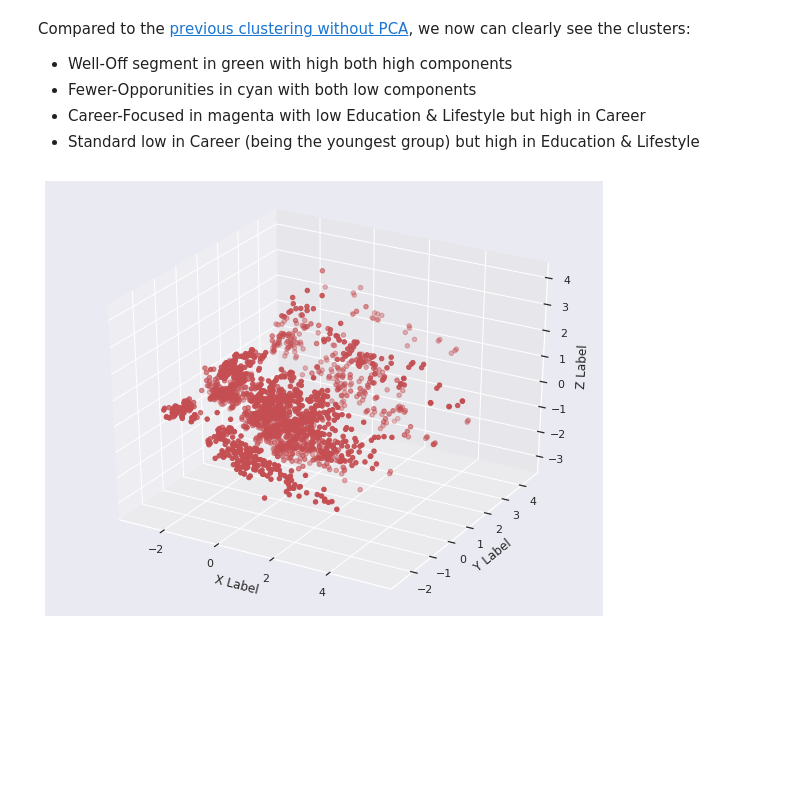
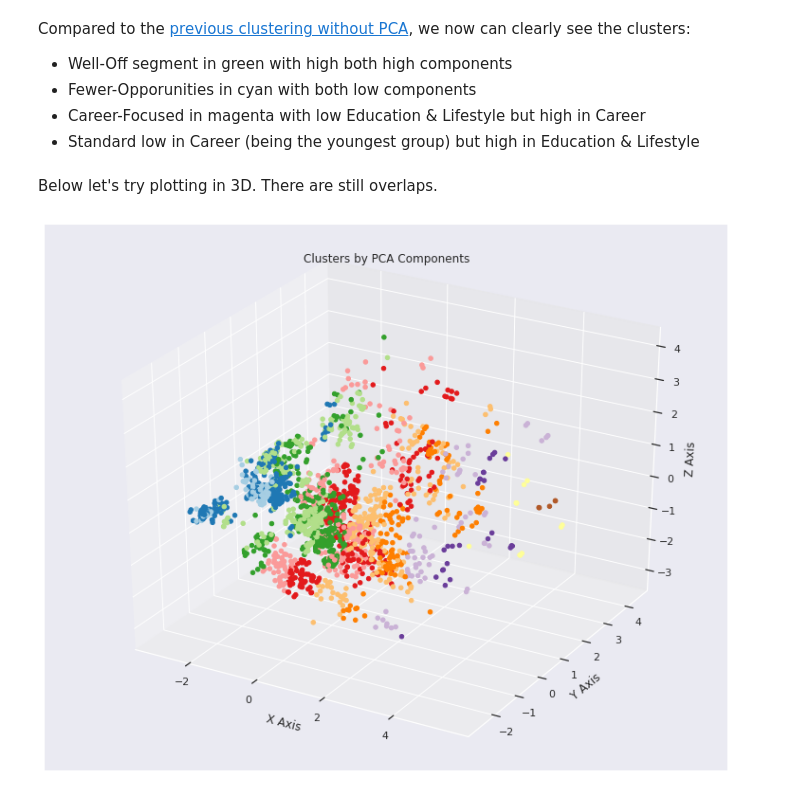
Before and after one commit to mihnguyen/udemy-customer-analytics, a Jupyter notebook: customer-segmentation/notebook_Customer_Segmentation.ipynb, the cells around one changed output. Drawn from its saved outputs; the diff is of its cells as text; code cells hidden in the pictures; blank space fills up the shorter version.

```diff
--- a/customer-segmentation/notebook_Customer_Segmentation.ipynb
+++ b/customer-segmentation/notebook_Customer_Segmentation.ipynb
@@ -583,21 +583,22 @@ Compared to the [previous clustering without PCA](https://colab.research.google.
 - Fewer-Opporunities in cyan with both low components
 - Career-Focused in magenta with low Education & Lifestyle but high in Career
 - Standard low in Career (being the youngest group) but high in Education & Lifestyle
+# %% [markdown]
+Below let's try plotting in 3D. There are still overlaps.
 # %%
-fig = plt.figure(figsize = (10, 8))
-ax = fig.add_subplot(111, projection='3d')
+fig = plt.figure(figsize=(10, 8))
+ax = Axes3D(fig)
 
-x = df_segm_pca_kmeans['Component 1 (Career)']
-y = df_segm_pca_kmeans['Component 2 (Education & Lifestyle)']
-z = df_segm_pca_kmeans['Component 3 (Experience)']
+x = df_segm_pca_kmeans['Component 1 (Career)'].to_numpy()
+y = df_segm_pca_kmeans['Component 2 (Education & Lifestyle)'].to_numpy()
+z = df_segm_pca_kmeans['Component 3 (Experience)'].to_numpy()
 
-
-ax.scatter(x, y, z, c = ['g', 'r', 'c', 'm'])
-
-ax.set_xlabel('X Label')
-ax.set_ylabel('Y Label')
-ax.set_zlabel('Z Label')
+g = ax.scatter(x, y, z, c=x, depthshade=False, cmap='Paired')
+ax.set_xlabel('X Axis')
+ax.set_ylabel('Y Axis')
+ax.set_zlabel('Z Axis')
+plt.title('Clusters by PCA Components')
 
 plt.show()
 # %% [output]
-[figure, old version]
+[figure, new version]
```
